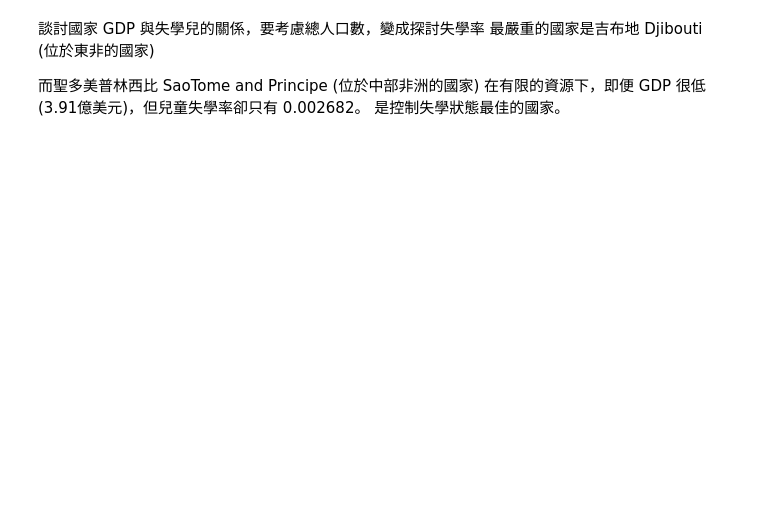
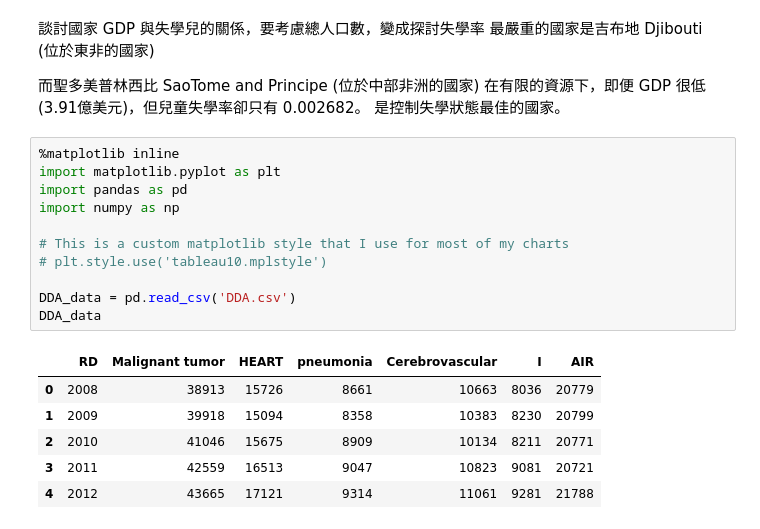
Before and after one commit to 10732040/Workshop191116, a Jupyter notebook: DAY1/DDR.ipynb, the cells around one changed output. Saved outputs shown, nothing was run; the diff lists cells and outputs as text; blank space fills up the shorter version.

```diff
--- a/DAY1/DDR.ipynb
+++ b/DAY1/DDR.ipynb
@@ -109,3 +109,21 @@ plt.show()
 而聖多美普林西比 SaoTome and Principe (位於中部非洲的國家)
 在有限的資源下，即便 GDP 很低 (3.91億美元)，但兒童失學率卻只有 0.002682。
 是控制失學狀態最佳的國家。
+# %%
+%matplotlib inline
+import matplotlib.pyplot as plt
+import pandas as pd
+import numpy as np
+
+# This is a custom matplotlib style that I use for most of my charts
+# plt.style.use('tableau10.mplstyle')
+
+DDA_data = pd.read_csv('DDA.csv')
+DDA_data
+# %% [output]
+|  | RD | Malignant tumor | HEART | pneumonia | Cerebrovascular | I | AIR |
+| 0 | 2008 | 38913 | 15726 | 8661 | 10663 | 8036 | 20779 |
+| 1 | 2009 | 39918 | 15094 | 8358 | 10383 | 8230 | 20799 |
+| 2 | 2010 | 41046 | 15675 | 8909 | 10134 | 8211 | 20771 |
+| 3 | 2011 | 42559 | 16513 | 9047 | 10823 | 9081 | 20721 |
+| 4 | 2012 | 43665 | 17121 | 9314 | 11061 | 9281 | 21788 |
```
Also changed, not shown: parts of 10 cells of this notebook, 4 other files.
